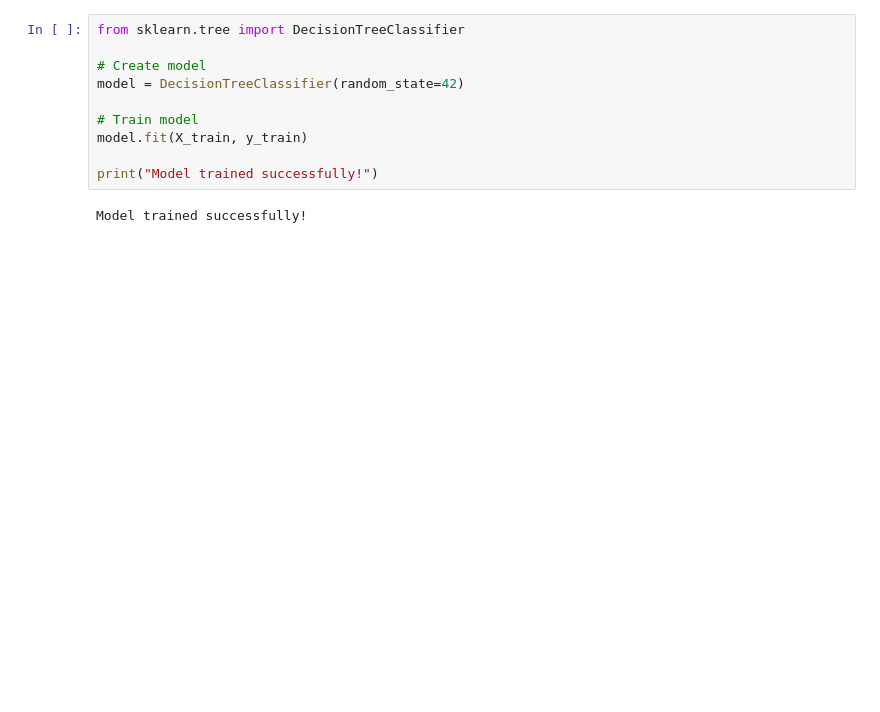
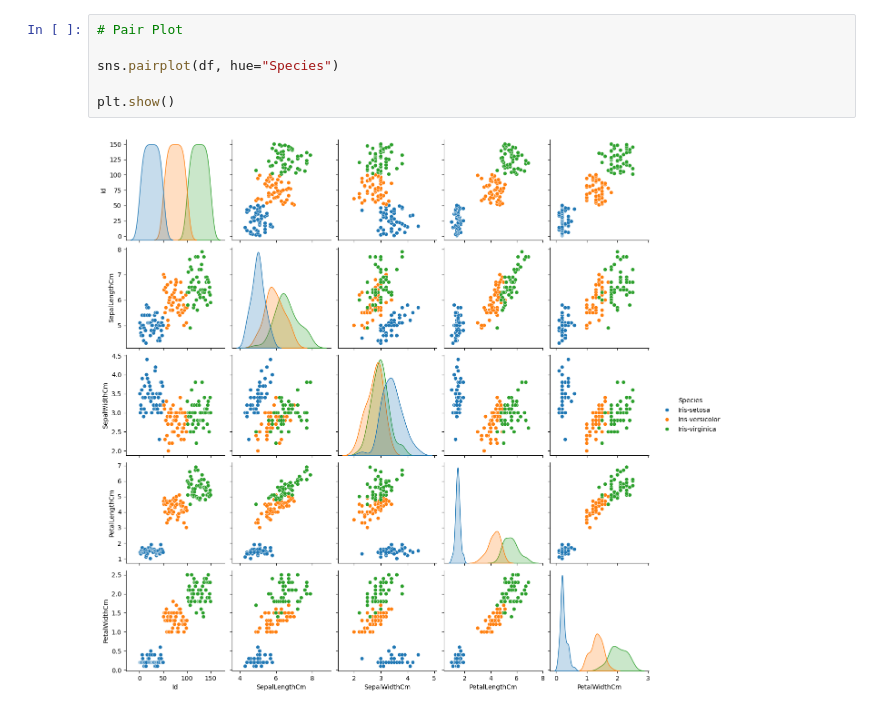
Before and after one commit to yoshidha30/OIBSIP, a Jupyter notebook: Task-1-Iris-Flower-Classification/iris_flower_classification.ipynb, the cells around one changed output. Cells and saved outputs as stored; diff of their text form; blank space fills up the shorter version.

```diff
--- a/Task-1-Iris-Flower-Classification/iris_flower_classification.ipynb
+++ b/Task-1-Iris-Flower-Classification/iris_flower_classification.ipynb
@@ -137,12 +169,8 @@ Testing data shape: (30, 4)
 # %%
-from sklearn.tree import DecisionTreeClassifier
+# Pair Plot
 
-# Create model
-model = DecisionTreeClassifier(random_state=42)
+sns.pairplot(df, hue="Species")
 
-# Train model
-model.fit(X_train, y_train)
-
-print("Model trained successfully!")
+plt.show()
 # %% [output]
-Model trained successfully!
+[figure, added]
```
Also changed, not shown: parts of 37 cells of this notebook.
